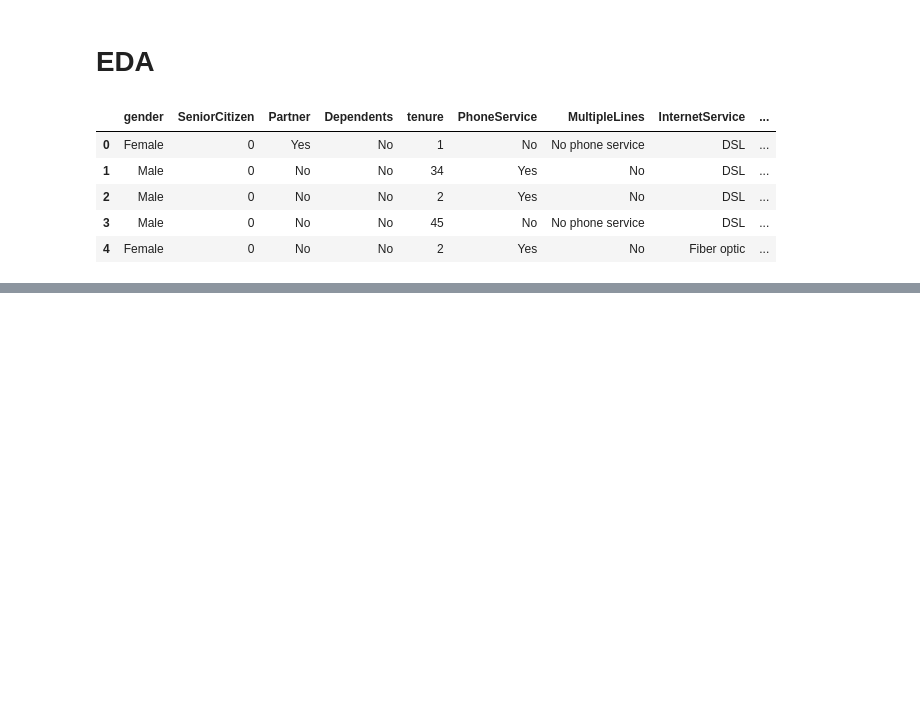
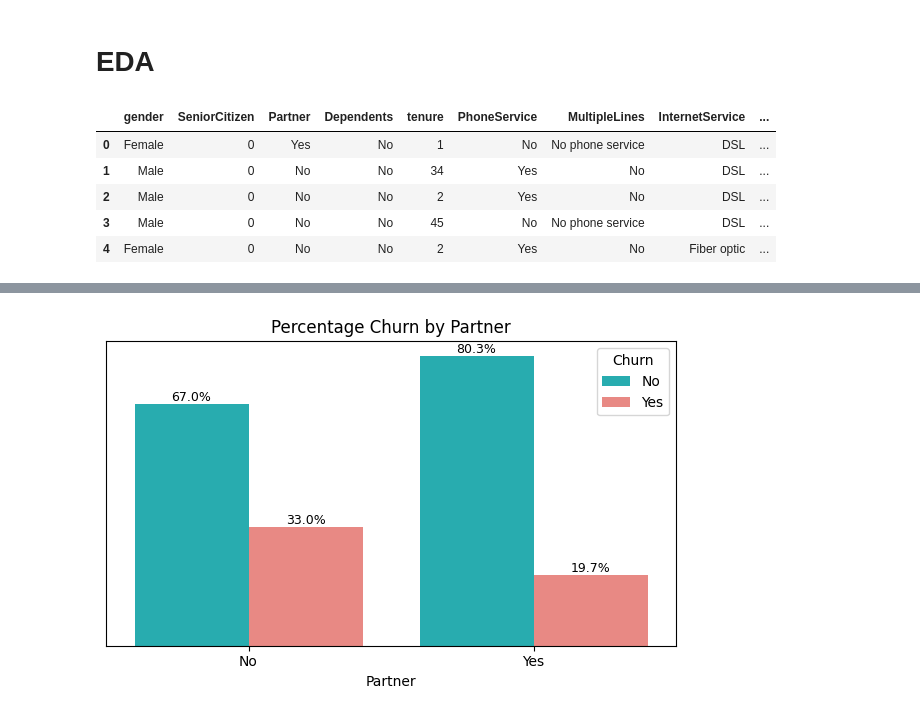
Before and after one commit to NandiniKodali988/SurvivalAnalysis_Churn, a Jupyter notebook: EDA.ipynb, the cells around one changed output, grey strips where cells are left out. Cells and saved outputs as stored; diff of their text form; code cells hidden in the pictures; blank space fills up the shorter version.

Commit message:
plotting function - cat

```diff
--- a/EDA.ipynb
+++ b/EDA.ipynb
@@ -21,11 +23 @@ color_map = {'Yes': '#f97a73', 'No': '#11c1c6'}
-# %%
-# Calculate % churn within each gender group
-plot_df = (
-    df.groupby(['gender', 'Churn'])
-      .size()
-      .reset_index(name='count')
-)
-
-# Convert to % within each gender
-plot_df['percent'] = plot_df.groupby('gender')['count'].transform(lambda x: x / x.sum() * 100)
 # %%
@@ -114,0 +72,4 @@ plt.show()
+# %%
+plot_churn_percentage_by_column(df, column='Partner')
+# %% [output]
+[figure, added]
```
Also changed, not shown: parts of 8 cells of this notebook, 7 other files.
